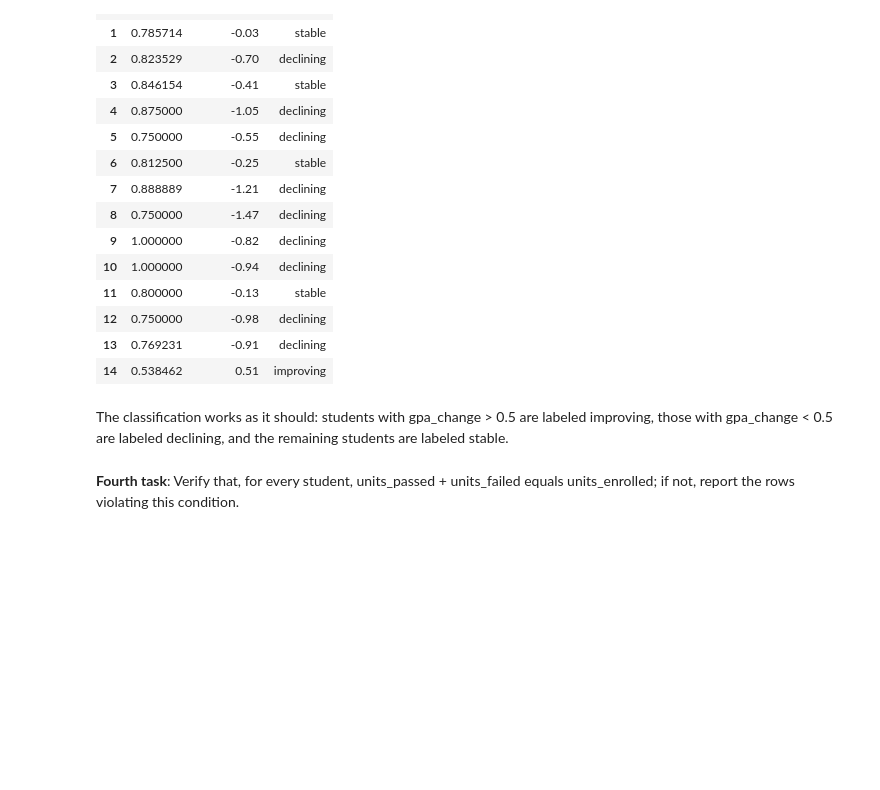
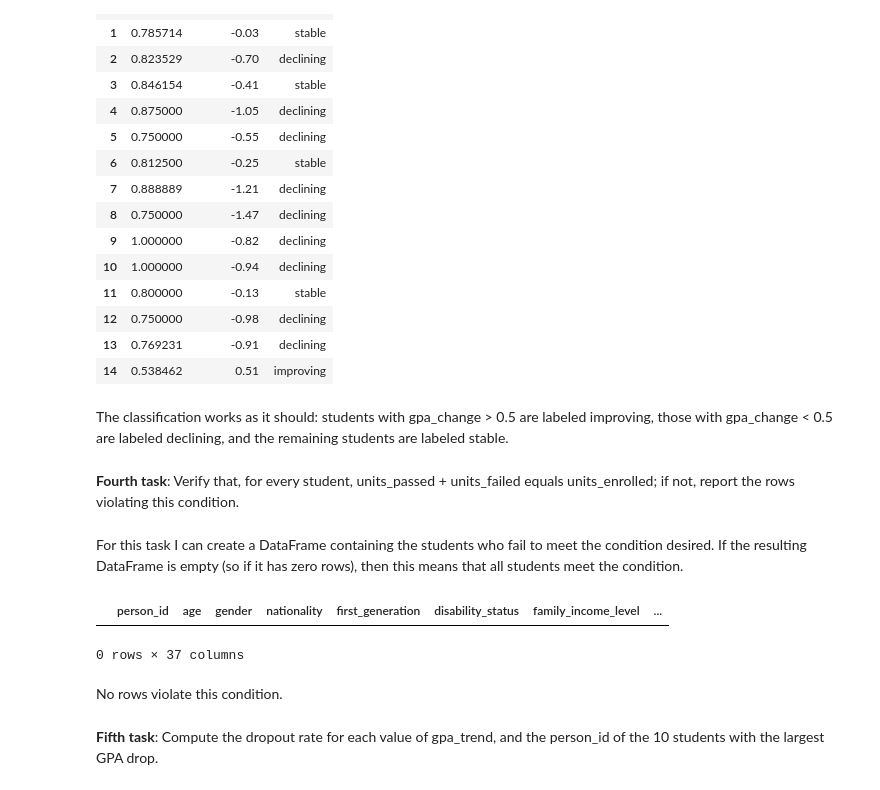
Before and after one commit to reneefarinelli/Farinelli_project, a Jupyter notebook: project_science.ipynb, the cells around one changed output. Drawn from its saved outputs; the diff is of its cells as text; code cells hidden in the pictures; blank space fills up the shorter version.

```diff
--- a/project_science.ipynb
+++ b/project_science.ipynb
@@ -224,3 +224,16 @@ The classification works as it should: students with gpa_change > 0.5 are labele
 # %% [markdown]
 **Fourth task**:
 Verify that, for every student, units_passed + units_failed equals units_enrolled; if not, report the rows violating this condition.
+# %% [markdown]
+For this task I can create a DataFrame containing the students who fail to meet the condition desired.
+If the resulting DataFrame is empty (so if it has zero rows), then this means that all students meet the condition.
+# %%
+students[students['units_passed'] + students['units_failed'] != students['units_enrolled']]
+# %% [output]
+|  | person_id | age | gender | nationality | first_generation | disability_status | family_income_level | ... |
+0 rows × 37 columns
+# %% [markdown]
+No rows violate this condition.
+# %% [markdown]
+**Fifth task**:
+Compute the dropout rate for each value of gpa_trend, and the person_id of the 10 students with the largest GPA drop.
```
Also changed, not shown: parts of 6 cells of this notebook.
